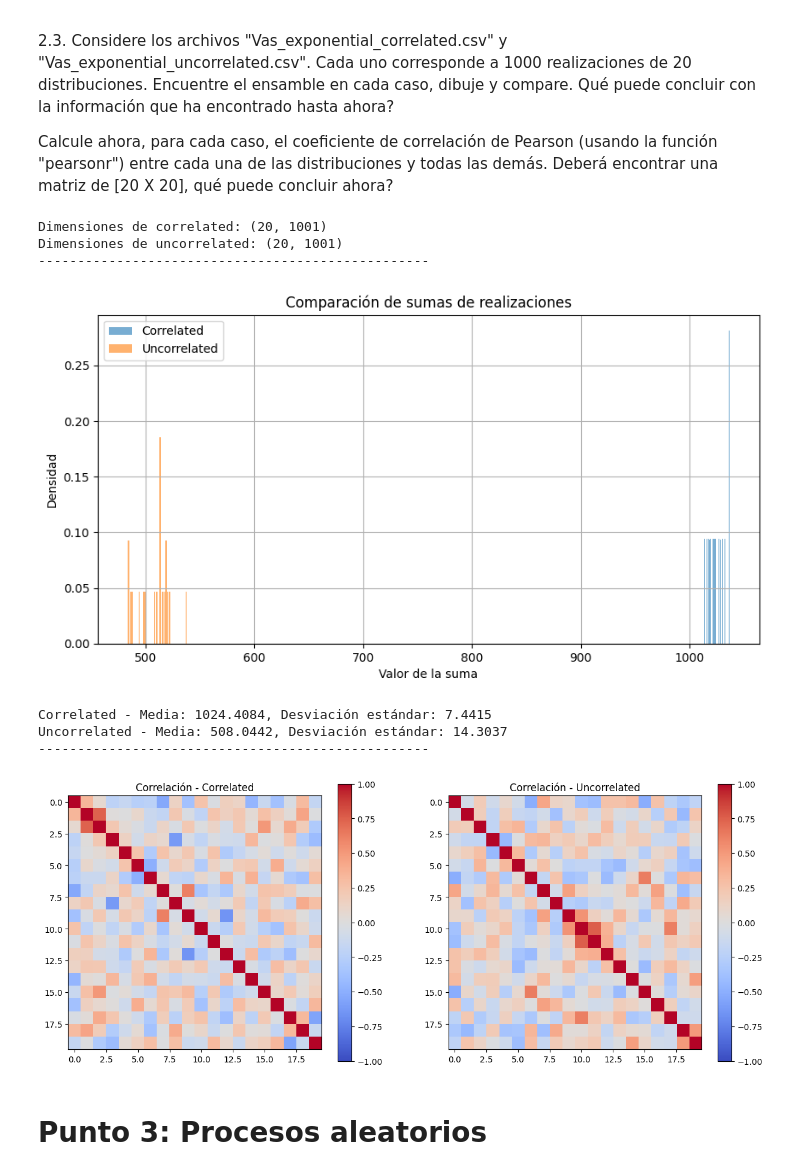
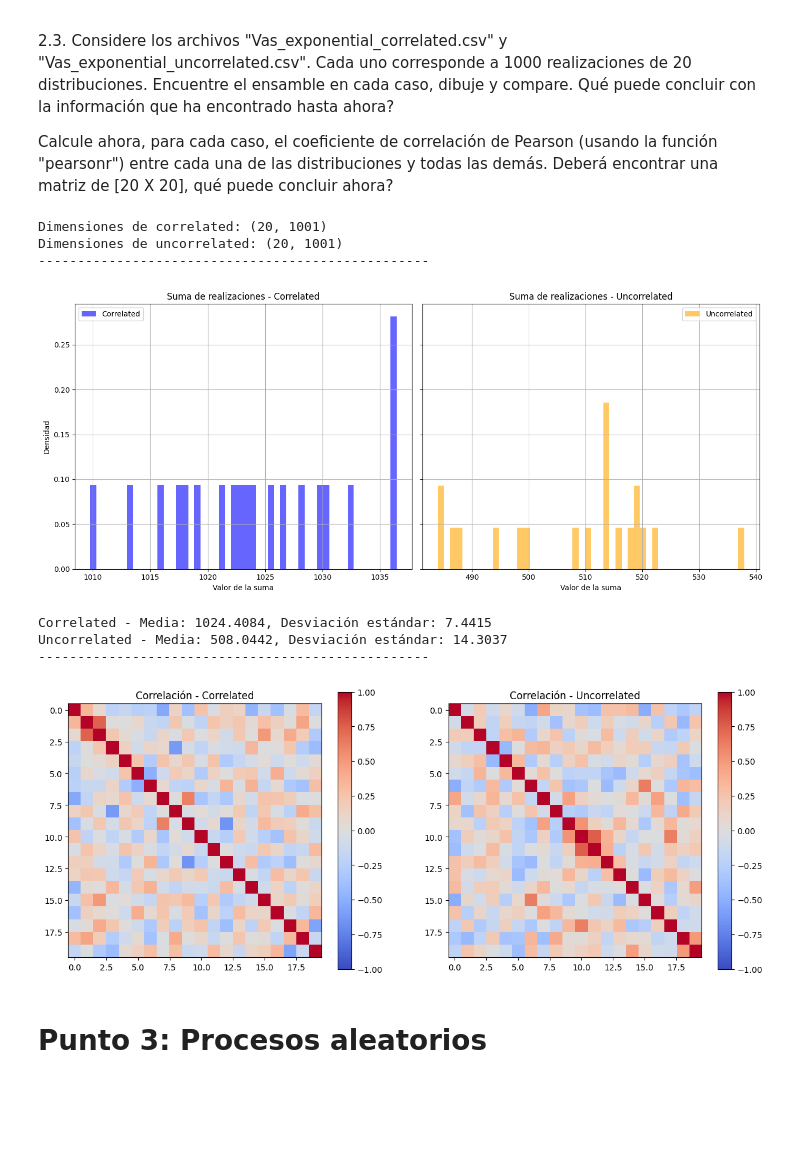
Before and after one commit to jbcgames/Lab_3_senales, a Jupyter notebook: Lab3_VA_PA_Estudiante.ipynb, the cells around one changed output. Drawn from its saved outputs; the diff is of its cells as text; code cells hidden in the pictures; blank space fills up the shorter version.

```diff
--- a/Lab3_VA_PA_Estudiante.ipynb
+++ b/Lab3_VA_PA_Estudiante.ipynb
@@ -319,15 +319,26 @@ def ejercicio2_3(correlated_path, uncorrelated_path):
     correlated_sums = correlated.sum(axis=1)
     uncorrelated_sums = uncorrelated.sum(axis=1)
 
-    # Graficar histogramas
-    plt.figure(figsize=(10,5))
-    plt.hist(correlated_sums, bins=50, density=True, alpha=0.6, label='Correlated')
-    plt.hist(uncorrelated_sums, bins=50, density=True, alpha=0.6, label='Uncorrelated')
-    plt.title('Comparación de sumas de realizaciones')
-    plt.xlabel('Valor de la suma')
-    plt.ylabel('Densidad')
-    plt.legend()
-    plt.grid(True)
+    # Graficar histogramas en 2 subplots
+    fig, axes = plt.subplots(1, 2, figsize=(14, 6), sharey=True)
+
+    # Histograma para correlated
+    axes[0].hist(correlated_sums, bins=50, density=True, alpha=0.6, color='blue', label='Correlated')
+    axes[0].set_title('Suma de realizaciones - Correlated')
+    axes[0].set_xlabel('Valor de la suma')
+    axes[0].set_ylabel('Densidad')
+    axes[0].grid(True)
+    axes[0].legend()
+
+    # Histograma para uncorrelated
+    axes[1].hist(uncorrelated_sums, bins=50, density=True, alpha=0.6, color='orange', label='Uncorrelated')
+    axes[1].set_title('Suma de realizaciones - Uncorrelated')
+    axes[1].set_xlabel('Valor de la suma')
+    axes[1].grid(True)
+    axes[1].legend()
+
+    # Ajustar diseño
+    plt.tight_layout()
     plt.show()
 
     # Estadísticas
@@ -339,34 +350,34 @@ def ejercicio2_3(correlated_path, uncorrelated_path):
     # Matrices de correlación Pearson
     matriz_correlated = np.zeros((20, 20))
     matriz_uncorrelated = np.zeros((20, 20))
 
     for i in range(20):
         for j in range(20):
             matriz_correlated[i,j] = pearsonr(correlated.iloc[:,i], correlated.iloc[:,j])[0]
             matriz_uncorrelated[i,j] = pearsonr(uncorrelated.iloc[:,i], uncorrelated.iloc[:,j])[0]
 
     # Mostrar matrices como imágenes
     fig, axs = plt.subplots(1, 2, figsize=(15,6))
 
     cax1 = axs[0].imshow(matriz_correlated, cmap='coolwarm', vmin=-1, vmax=1)
     axs[0].set_title('Correlación - Correlated')
     plt.colorbar(cax1, ax=axs[0])
 
     cax2 = axs[1].imshow(matriz_uncorrelated, cmap='coolwarm', vmin=-1, vmax=1)
     axs[1].set_title('Correlación - Uncorrelated')
     plt.colorbar(cax2, ax=axs[1])
 
     plt.show()
 
     return matriz_correlated, matriz_uncorrelated
 correlated_file = 'https://raw.githubusercontent.com/jbcgames/Lab_3_senales/main/Vas_exponential_correlated.csv'
 uncorrelated_file = 'https://raw.githubusercontent.com/jbcgames/Lab_3_senales/main/Vas_exponential_uncorrelated.csv'
 mat_corr, mat_uncorr = ejercicio2_3(correlated_file, uncorrelated_file)
 # %% [output]
 Dimensiones de correlated: (20, 1001)
 Dimensiones de uncorrelated: (20, 1001)
 --------------------------------------------------
-[figure, old version]
+[figure, new version]
 Correlated - Media: 1024.4084, Desviación estándar: 7.4415
 Uncorrelated - Media: 508.0442, Desviación estándar: 14.3037
 --------------------------------------------------
```
Also changed, not shown: 1 other file.
